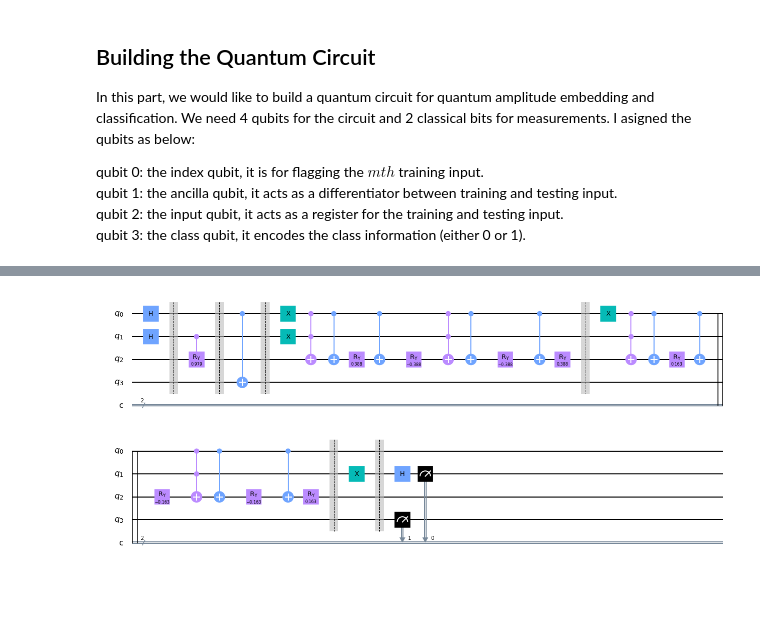
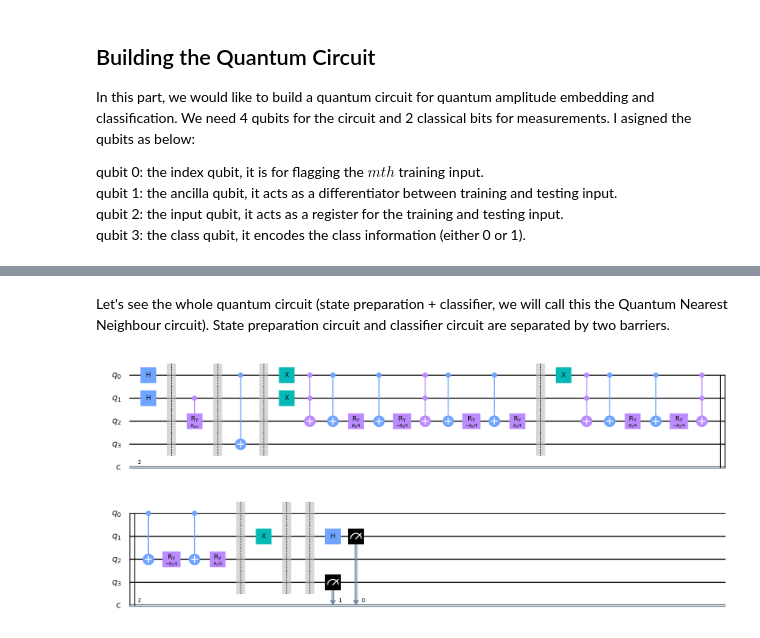
Before and after one commit to ericardomuten/qml-projects, a Jupyter notebook: Quantum Nearest Neighbour.ipynb, the cells around one changed output, grey strips where cells are left out. Cells and saved outputs as stored; diff of their text form; code cells hidden in the pictures; blank space fills up the shorter version.

```diff
--- a/Quantum Nearest Neighbour.ipynb
+++ b/Quantum Nearest Neighbour.ipynb
@@ -215,0 +269,7 @@ def state_prep(theta_0, theta_1, theta_test):
+# %%
+theta_0 = circuit.Parameter('$θ_0$')
+theta_1 = circuit.Parameter('$θ_1$')
+
+theta_test = circuit.Parameter('$θ_{test}$')
+
+state_prep(theta_0, theta_1, theta_test).draw('mpl')
@@ -219,6 +287,8 @@ def quantum_nearest_neighbour(theta_0, theta_1, theta_test):
 
     # state preparation
     qc += state_prep(theta_0, theta_1, theta_test)
+
+    qc.barrier()
 
     # apply the Hadamard gate to the ancilla qubit
     qc.h(1)
@@ -227,12 +297,14 @@ def quantum_nearest_neighbour(theta_0, theta_1, theta_test):
     qc.measure([1, 3], [0, 1])
 
     return qc
+# %% [markdown]
+Let's see the whole quantum circuit (state preparation + classifier, we will call this the Quantum Nearest Neighbour circuit). State preparation circuit and classifier circuit are separated by two barriers.
 # %%
-theta_0 = X_angle[33]
-theta_1 = X_angle[85]
+theta_0 = circuit.Parameter('$θ_0$')
+theta_1 = circuit.Parameter('$θ_1$')
 
-theta_test = X_angle[28]
+theta_test = circuit.Parameter('$θ_{test}$')
 
-quantum_nearest_neighbour(theta_0, theta_1, theta_test).draw('mpl')
+quantum_nearest_neighbour(theta_0, theta_1, theta_test).draw('mpl', scale=5)
 # %% [output]
-[figure, old version]
+[figure, new version]
```
Also changed, not shown: parts of 22 cells of this notebook.
